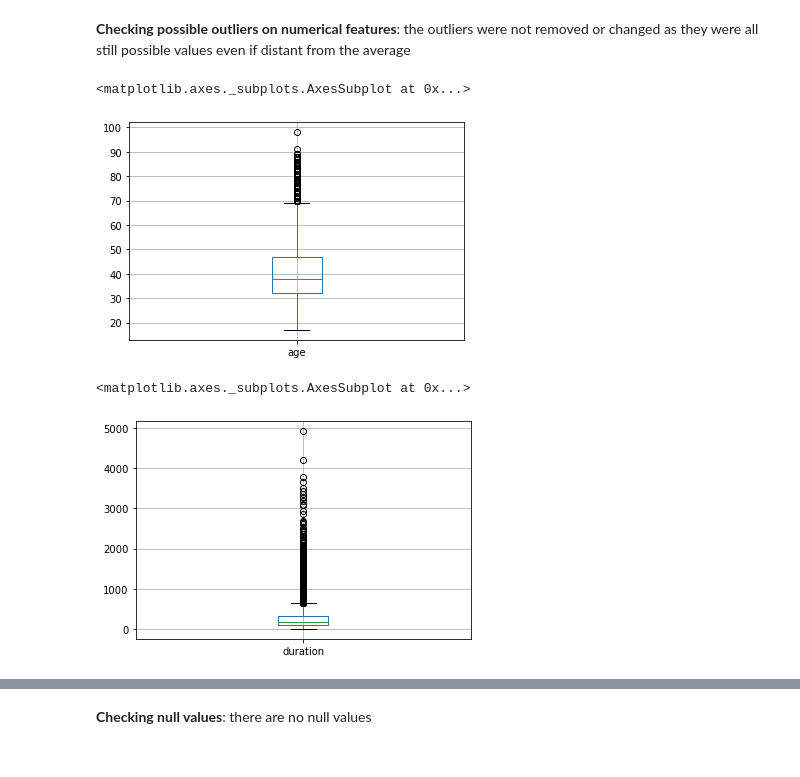
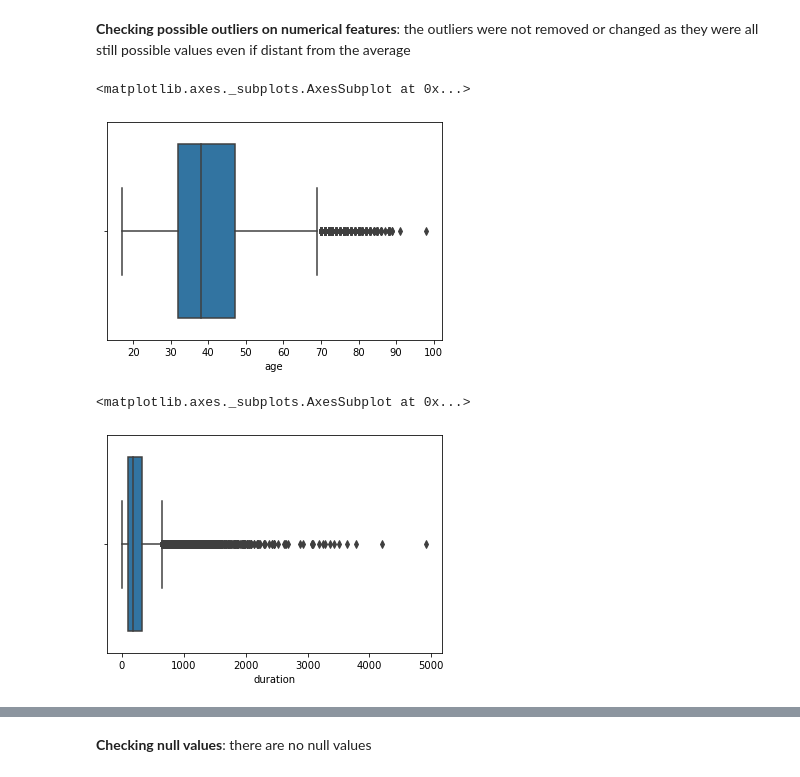
Before and after one commit to AleGuarnieri/bank_user_behaviour, a Jupyter notebook: predicting_user_subscriptions.ipynb, the cells around one changed output, grey strips where cells are left out. Drawn from its saved outputs; the diff is of its cells as text; code cells hidden in the pictures.

Commit message:
adding more EDA charts; fix on feature importance charts; update conclusions with final metrics; created two different .csv files for final outcome

```diff
--- a/predicting_user_subscriptions.ipynb
+++ b/predicting_user_subscriptions.ipynb
@@ -67,12 +119,12 @@ sns.heatmap(corr)
 # %% [markdown]
 **Checking possible outliers on numerical features**: the outliers were not removed or changed as they were all still possible values even if distant from the average
 # %%
-df_train.boxplot(['age'])
+sns.boxplot(x=df_train["age"])
 # %% [output]
 <matplotlib.axes._subplots.AxesSubplot at 0x...>
-[figure, old version]
+[figure, new version]
 # %%
-df_train.boxplot(['duration'])
+sns.boxplot(x=df_train["duration"])
 # %% [output]
 <matplotlib.axes._subplots.AxesSubplot at 0x...>
-[figure, old version]
+[figure, new version]
```
Also changed, not shown: parts of 49 cells of this notebook, 3 other files.
